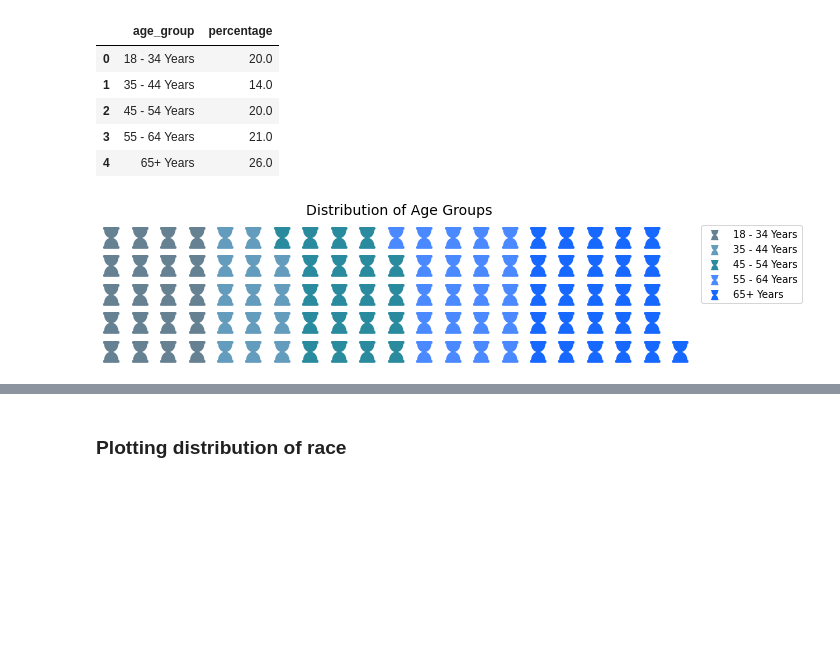
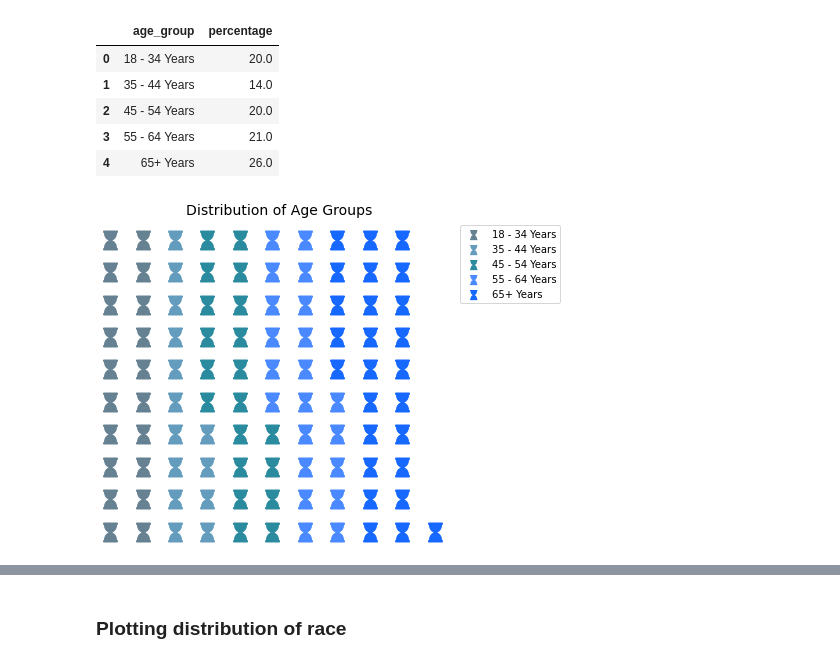
Before and after one commit to RayKwame/TheFluShot, a Jupyter notebook: notebooks/visualisations_presentation.ipynb, the cells around one changed output, grey strips where cells are left out. Saved outputs shown, nothing was run; the diff lists cells and outputs as text; code cells hidden in the pictures; blank space fills up the shorter version.

Commit message:
Changes on plots

```diff
--- a/notebooks/visualisations_presentation.ipynb
+++ b/notebooks/visualisations_presentation.ipynb
@@ -92,25 +93,25 @@ df_age
 # %%
 fig = plt.figure(
     FigureClass=Waffle,
-    rows=5,
+    rows=10,
     values=df_age['percentage'],
     colors=["#668191", "#649cbd", "#2b8b9e", "#4a89ff", "#1768ff"],
     icons=['hourglass', 'hourglass', 'hourglass', 'hourglass','hourglass'],
-    font_size=22,
+    font_size=20,
     icon_style='solid',
     icon_legend=True,
     rounding_rule='floor',
     legend={
         'labels': ['18 - 34 Years', '35 - 44 Years', '45 - 54 Years', '55 - 64 Years', '65+ Years'],
         'loc': 'upper left',
         'bbox_to_anchor': (1, 1)
     },
     title={'label': 'Distribution of Age Groups','loc': 'center','fontdict': {'fontsize': 14}},
 
     figsize=(10, 5)
 )
 # %% [output]
-[figure, old version]
+[figure, new version]
 # %%
 fig = plt.figure(
     FigureClass=Waffle,
```
Also changed, not shown: parts of 8 cells of this notebook, 1 other file.
